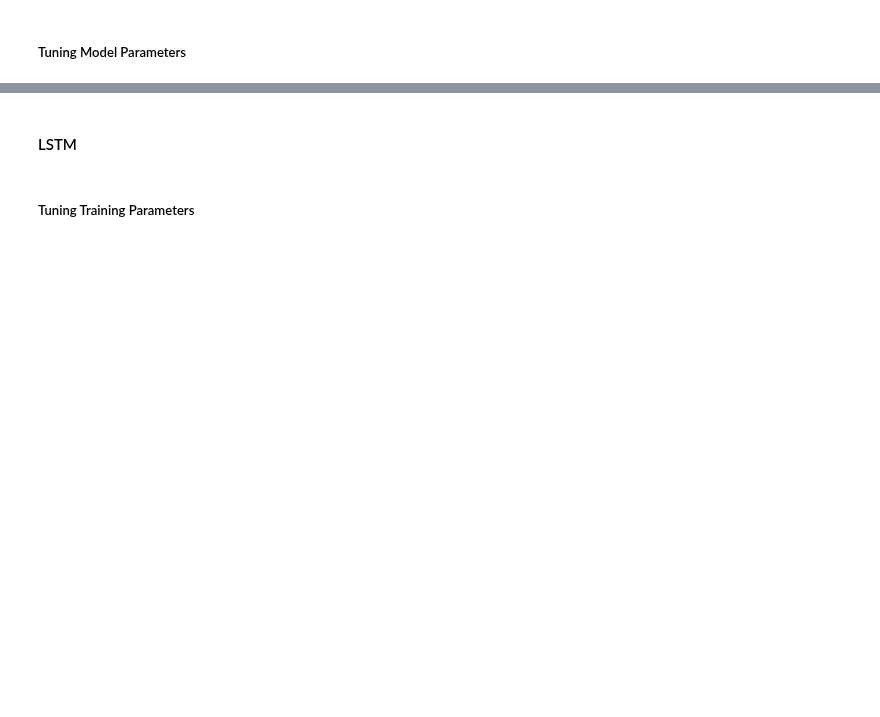
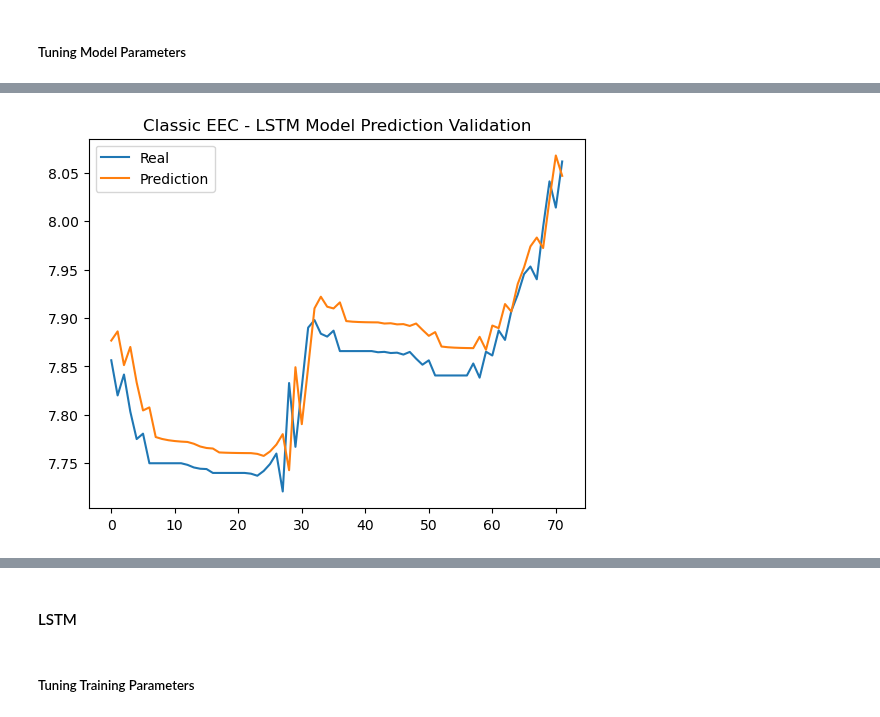
Before and after one commit to R4nd0mnam3/Time_series_Prediction, a Jupyter notebook: main.ipynb, the cells around one changed output, grey strips where cells are left out. Cells and saved outputs as stored; diff of their text form; code cells hidden in the pictures; blank space fills up the shorter version.

```diff
--- a/main.ipynb
+++ b/main.ipynb
@@ -368,6 +365,14 @@ Best MSE: 0.000144
 # %%
 data_type = "validation"
-y_pred, y = GRU.predict(data=data_type)
+y_pre_validation, y = GRU.predict(data=data_type)
+y_pre_validation, y = minmax_scaler.inverse_transform(y_pre_validation.reshape(-1,1)), minmax_scaler.inverse_transform(y.reshape(-1,1))
 
-y_pred, y = minmax_scaler.inverse_transform(y_pred.reshape(-1,1)), minmax_scaler.inverse_transform(y.reshape(-1,1))
+plt.figure()
+plt.title("Classic EEC - LSTM Model Prediction Validation")
+plt.plot(y, label="Real")
+plt.plot(y_pre_validation, label="Prediction")
+plt.legend()
+plt.show()
+# %% [output]
+[figure, added]
 # %%
```
Also changed, not shown: parts of 18 cells of this notebook, 5 other files.
